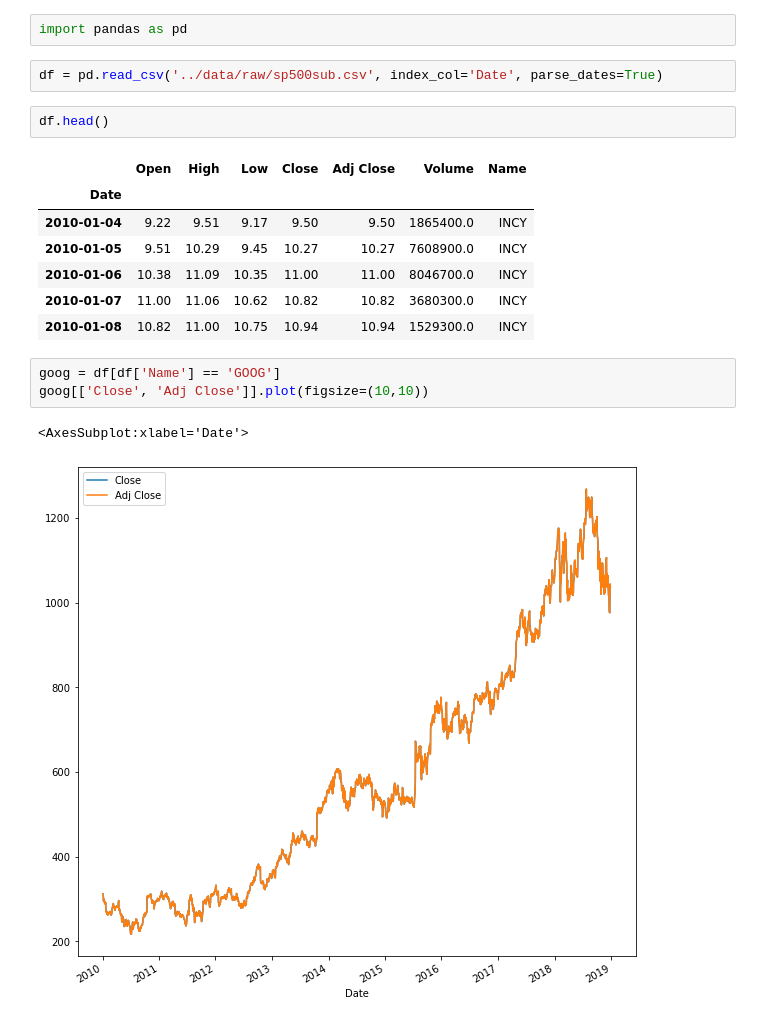
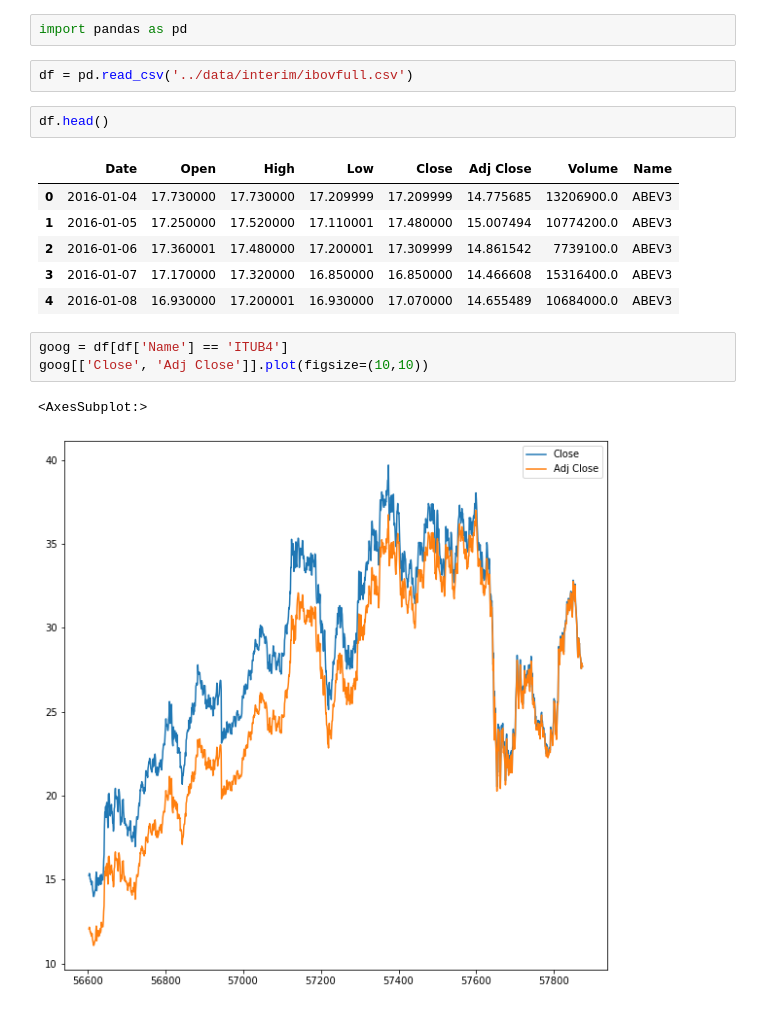
Before and after one commit to cafe-com-analytics/financial_engineering_adachi, a Jupyter notebook: notebooks/S2_Adjusted_Close.ipynb, the cells around one changed output. Cells and saved outputs as stored; diff of their text form.

```diff
--- a/notebooks/S2_Adjusted_Close.ipynb
+++ b/notebooks/S2_Adjusted_Close.ipynb
@@ -1,21 +1,20 @@
 # %%
 import pandas as pd
 # %%
-df = pd.read_csv('../data/raw/sp500sub.csv', index_col='Date', parse_dates=True)
+df = pd.read_csv('../data/interim/ibovfull.csv')
 # %%
 df.head()
 # %% [output]
-|  | Open | High | Low | Close | Adj Close | Volume | Name |
-| Date |  |  |  |  |  |  |  |
-| 2010-01-04 | 9.22 | 9.51 | 9.17 | 9.50 | 9.50 | 1865400.0 | INCY |
-| 2010-01-05 | 9.51 | 10.29 | 9.45 | 10.27 | 10.27 | 7608900.0 | INCY |
-| 2010-01-06 | 10.38 | 11.09 | 10.35 | 11.00 | 11.00 | 8046700.0 | INCY |
-| 2010-01-07 | 11.00 | 11.06 | 10.62 | 10.82 | 10.82 | 3680300.0 | INCY |
-| 2010-01-08 | 10.82 | 11.00 | 10.75 | 10.94 | 10.94 | 1529300.0 | INCY |
+|  | Date | Open | High | Low | Close | Adj Close | Volume | Name |
+| 0 | 2016-01-04 | 17.730000 | 17.730000 | 17.209999 | 17.209999 | 14.775685 | 13206900.0 | ABEV3 |
+| 1 | 2016-01-05 | 17.250000 | 17.520000 | 17.110001 | 17.480000 | 15.007494 | 10774200.0 | ABEV3 |
+| 2 | 2016-01-06 | 17.360001 | 17.480000 | 17.200001 | 17.309999 | 14.861542 | 7739100.0 | ABEV3 |
+| 3 | 2016-01-07 | 17.170000 | 17.320000 | 16.850000 | 16.850000 | 14.466608 | 15316400.0 | ABEV3 |
+| 4 | 2016-01-08 | 16.930000 | 17.200001 | 16.930000 | 17.070000 | 14.655489 | 10684000.0 | ABEV3 |
 # %%
-goog = df[df['Name'] == 'GOOG']
+goog = df[df['Name'] == 'ITUB4']
 goog[['Close', 'Adj Close']].plot(figsize=(10,10))
 # %% [output]
-<AxesSubplot:xlabel='Date'>
+<AxesSubplot:>
-[figure, old version]
+[figure, new version]
 # %%
```
Also changed, not shown: parts of 1 cell of this notebook, 13 other files.
